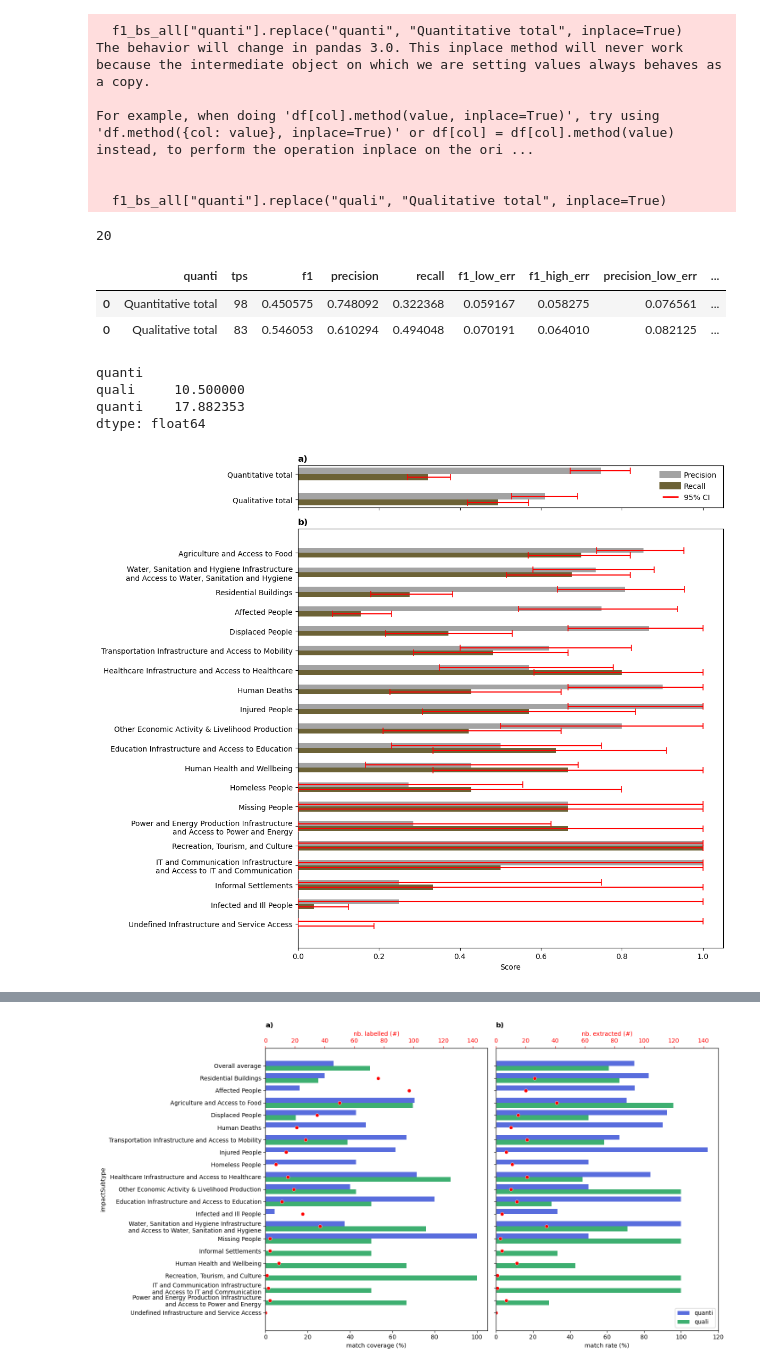
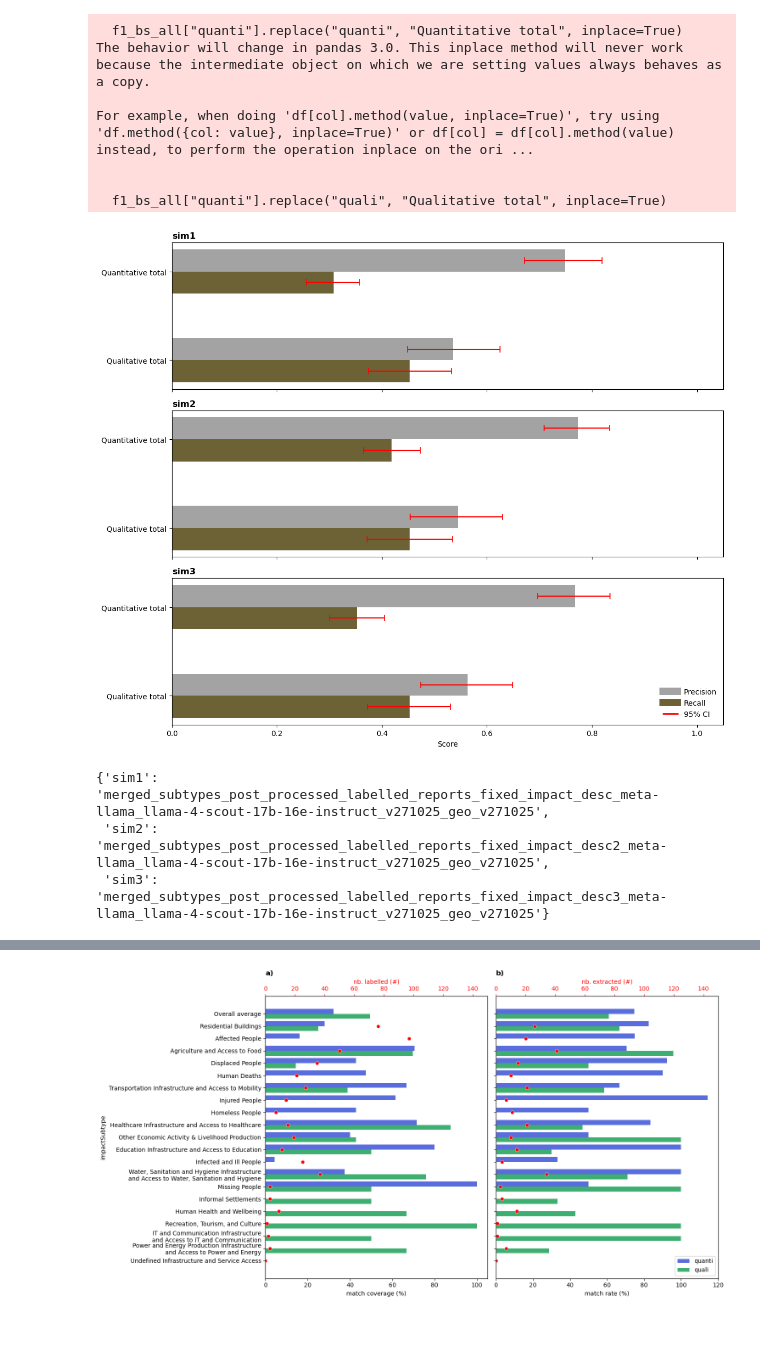
Before and after one commit to luseverin/ROUGE_database, a Jupyter notebook: notebooks/sensitivity_analysis.ipynb, the cells around one changed output, grey strips where cells are left out. Drawn from its saved outputs; the diff is of its cells as text; code cells hidden in the pictures; blank space fills up the shorter version.

Commit message:
load data for different sims and models

```diff
--- a/notebooks/sensitivity_analysis.ipynb
+++ b/notebooks/sensitivity_analysis.ipynb
@@ -15 +33,11 @@ from src.utils import MODEL_NAMES_MAP
+# %%
+#load once labelled data
+res_savename_lab = "merged_subtypes_post_processed_new_unit_std_labelled_reports_impacts_all_v111025"
+split_lowest = False
+suffix = "_geo_split_lowest" if split_lowest else "_geo"
+suffix3 = suffix + "_v171025"
+labelled_df = gpd.read_file(DATA_OUT_PROC / (res_savename_lab+suffix3+".gpkg"))
+
+keep_appeals = [appeal for appeal in labelled_df["appealCode"].unique() if appeal not in drop_appeals]
+labelled_df = labelled_df[labelled_df["appealCode"].isin(keep_appeals)]
 # %%
@@ -365,23 +197,6 @@ For example, when doing 'df[col].method(value, inplace=True)', try using 'df.met
 
 
   f1_bs_all["quanti"].replace("quali", "Qualitative total", inplace=True)
-# %%
-f1_bs_by_key.impactSubtype.nunique()
-# %% [output]
-20
-# %%
-f1_bs_all
-# %% [output]
-|  | quanti | tps | f1 | precision | recall | f1_low_err | f1_high_err | precision_low_err | ... |
-| 0 | Quantitative total | 98 | 0.450575 | 0.748092 | 0.322368 | 0.059167 | 0.058275 | 0.076561 | ... |
-| 0 | Qualitative total | 83 | 0.546053 | 0.610294 | 0.494048 | 0.070191 | 0.064010 | 0.082125 | ... |
-# %%
-labelled_df_filter.groupby("appealCode").quanti.value_counts().unstack().mean()
-# %% [output]
-quanti
-quali     10.500000
-quanti    17.882353
-dtype: float64
 # %%
 import matplotlib.pyplot as plt
 from matplotlib.lines import Line2D
@@ -390,7 +205,7 @@ import numpy as np
 metrics = ["precision", "recall"]#"f1"
 colors = ["#a3a3a3", "#6c6236", "#5e0eff"]  # distinct colors for each metric
 
-fig, ax = plt.subplots(2, 1, figsize=(12, 10), sharey=False, sharex=True, height_ratios=[1, 10])
+fig, ax = plt.subplots(3, 1, figsize=(12, 10), sharey=False, sharex=True)
 
 # --- Function to plot grouped bars with error bars ---
 def plot_metrics_with_errorbars(ax, df, x_col, metrics, colors):
@@ -417,43 +232,42 @@ def plot_metrics_with_errorbars(ax, df, x_col, metrics, colors):
         )
 
         # Add horizontal error bars
         xerr = [lower, upper]
         ax.errorbar(
             val, y_shifted, xerr=xerr,
             fmt='none', ecolor='red',
             elinewidth=1.5, capsize=4, capthick=1.2, zorder=5
         )
 
     ax.set_yticks(y_positions)
     ax.set_yticklabels(df[x_col])
     ax.invert_yaxis()
     ax.set_xlim(0, 1.05)  # adjust if scores in [0,1]
 
 # --- Plot bottom panel (all-level metrics) ---
-plot_metrics_with_errorbars(ax[0], f1_bs_all, "quanti", metrics, colors)
+for i, key in enumerate(filenames):
+    f1_bs_key = f1_bs_all.loc[f1_bs_all["key"] == key]
+    plot_metrics_with_errorbars(ax[i], f1_bs_key, "quanti", metrics, colors)
 
-# --- Plot top panel (by-key metrics) ---
-plot_metrics_with_errorbars(ax[1], f1_bs_by_key, group_key, metrics, colors)
+    # --- Plot top panel (by-key metrics) ---
+    #plot_metrics_with_errorbars(ax[1], f1_bs_by_key, group_key, metrics, colors)
 
-# --- Labels ---
-ax[1].set_xlabel("Score")
-ax[0].set_ylabel("")
-ax[1].set_ylabel("")
+    # --- Labels ---
+    ax[i].set_title(key, fontweight="bold", loc="left")
 
 # --- Create combined legend handles ---
 err_proxy = Line2D([0], [0], color='red', lw=2, marker='_', markersize=10, label='95% CI')
 bars_proxy = [Line2D([0], [0], color=c, lw=10, label=m.capitalize()) for m, c in zip(metrics, colors)]
-
 # --- Add legend ---
 #ax[1].get_legend().remove()
-ax[0].legend(handles=bars_proxy + [err_proxy], loc='lower right', frameon=False)#title="Metrics"
+ax[-1].set_xlabel("Score")
+ax[-1].legend(handles=bars_proxy + [err_proxy], loc='lower right', frameon=False)#title="Metrics"
 
-ax[0].set_title("a)", fontweight="bold", loc="left")
-ax[1].set_title("b)", fontweight="bold", loc="left")
+    #axi.set_title("a)", fontweight="bold", loc="left")
 
 plt.tight_layout()
 plt.show()
 
-#fig.savefig(DATA_FIGURE / f"{'_'.join(metrics)}_vth-{value_error_th}_sth-{sim_th}_flt_{filename_match.replace(key, MODEL_NAMES_MAP[key])}.png", bbox_inches="tight", dpi=300)
+#fig.savefig(DATA_FIGURE / f"sens_analysis_diff_simulations.png", bbox_inches="tight", dpi=300)
 # %% [output]
-[figure, old version]
+[figure, new version]
@@ -459,0 +276,6 @@ plt.show()
+# %%
+filenames
+# %% [output]
+{'sim1': 'merged_subtypes_post_processed_labelled_reports_fixed_impact_desc_meta-llama_llama-4-scout-17b-16e-instruct_v271025_geo_v271025',
+ 'sim2': 'merged_subtypes_post_processed_labelled_reports_fixed_impact_desc2_meta-llama_llama-4-scout-17b-16e-instruct_v271025_geo_v271025',
+ 'sim3': 'merged_subtypes_post_processed_labelled_reports_fixed_impact_desc3_meta-llama_llama-4-scout-17b-16e-instruct_v271025_geo_v271025'}
```
Also changed, not shown: parts of 18 cells of this notebook.
